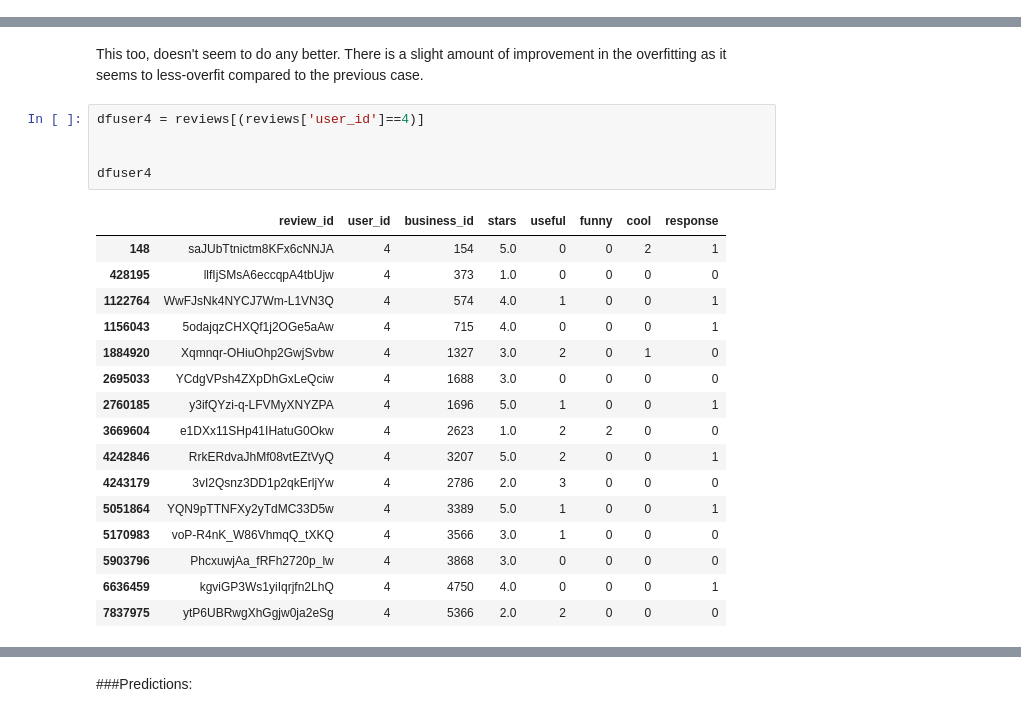
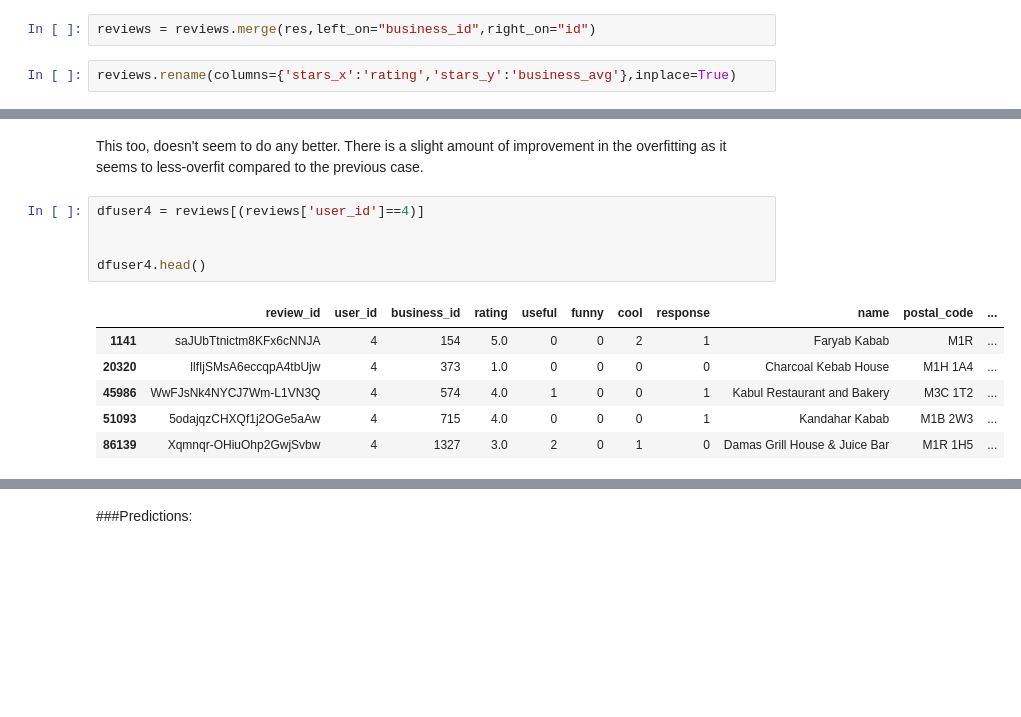
Before and after one commit to abarpan3/Project_ML_1, a Jupyter notebook: Arpan/RecommendationUsingYelp.ipynb, the cells around one changed output, grey strips where cells are left out. Cells and saved outputs as stored; diff of their text form; blank space fills up the shorter version.

```diff
--- a/Arpan/RecommendationUsingYelp.ipynb
+++ b/Arpan/RecommendationUsingYelp.ipynb
@@ -1445,3 +1458,7 @@ res.head() #completed the transformation
+# %%
+reviews = reviews.merge(res,left_on="business_id",right_on="id")
+# %%
+reviews.rename(columns={'stars_x':'rating','stars_y':'business_avg'},inplace=True)
 # %%
 reviews.head()
 # %% [output]
@@ -1613,23 +1627,13 @@ This too, doesn't seem to do any better. There is a slight amount of improvement
 # %%
 dfuser4 = reviews[(reviews['user_id']==4)]
 
 
-dfuser4
+dfuser4.head()
 # %% [output]
-|  | review_id | user_id | business_id | stars | useful | funny | cool | response |
-| 148 | saJUbTtnictm8KFx6cNNJA | 4 | 154 | 5.0 | 0 | 0 | 2 | 1 |
-| 428195 | llfIjSMsA6eccqpA4tbUjw | 4 | 373 | 1.0 | 0 | 0 | 0 | 0 |
-| 1122764 | WwFJsNk4NYCJ7Wm-L1VN3Q | 4 | 574 | 4.0 | 1 | 0 | 0 | 1 |
-| 1156043 | 5odajqzCHXQf1j2OGe5aAw | 4 | 715 | 4.0 | 0 | 0 | 0 | 1 |
-| 1884920 | Xqmnqr-OHiuOhp2GwjSvbw | 4 | 1327 | 3.0 | 2 | 0 | 1 | 0 |
-| 2695033 | YCdgVPsh4ZXpDhGxLeQciw | 4 | 1688 | 3.0 | 0 | 0 | 0 | 0 |
-| 2760185 | y3ifQYzi-q-LFVMyXNYZPA | 4 | 1696 | 5.0 | 1 | 0 | 0 | 1 |
-| 3669604 | e1DXx11SHp41IHatuG0Okw | 4 | 2623 | 1.0 | 2 | 2 | 0 | 0 |
-| 4242846 | RrkERdvaJhMf08vtEZtVyQ | 4 | 3207 | 5.0 | 2 | 0 | 0 | 1 |
-| 4243179 | 3vI2Qsnz3DD1p2qkErljYw | 4 | 2786 | 2.0 | 3 | 0 | 0 | 0 |
-| 5051864 | YQN9pTTNFXy2yTdMC33D5w | 4 | 3389 | 5.0 | 1 | 0 | 0 | 1 |
-| 5170983 | voP-R4nK_W86VhmqQ_tXKQ | 4 | 3566 | 3.0 | 1 | 0 | 0 | 0 |
-| 5903796 | PhcxuwjAa_fRFh2720p_lw | 4 | 3868 | 3.0 | 0 | 0 | 0 | 0 |
-| 6636459 | kgviGP3Ws1yiIqrjfn2LhQ | 4 | 4750 | 4.0 | 0 | 0 | 0 | 1 |
-| 7837975 | ytP6UBRwgXhGgjw0ja2eSg | 4 | 5366 | 2.0 | 2 | 0 | 0 | 0 |
+|  | review_id | user_id | business_id | rating | useful | funny | cool | response | name | postal_code | ... |
+| 1141 | saJUbTtnictm8KFx6cNNJA | 4 | 154 | 5.0 | 0 | 0 | 2 | 1 | Faryab Kabab | M1R | ... |
+| 20320 | llfIjSMsA6eccqpA4tbUjw | 4 | 373 | 1.0 | 0 | 0 | 0 | 0 | Charcoal Kebab House | M1H 1A4 | ... |
+| 45986 | WwFJsNk4NYCJ7Wm-L1VN3Q | 4 | 574 | 4.0 | 1 | 0 | 0 | 1 | Kabul Restaurant and Bakery | M3C 1T2 | ... |
+| 51093 | 5odajqzCHXQf1j2OGe5aAw | 4 | 715 | 4.0 | 0 | 0 | 0 | 1 | Kandahar Kabab | M1B 2W3 | ... |
+| 86139 | Xqmnqr-OHiuOhp2GwjSvbw | 4 | 1327 | 3.0 | 2 | 0 | 1 | 0 | Damas Grill House & Juice Bar | M1R 1H5 | ... |
 # %%
```
Also changed, not shown: parts of 33 cells of this notebook.
